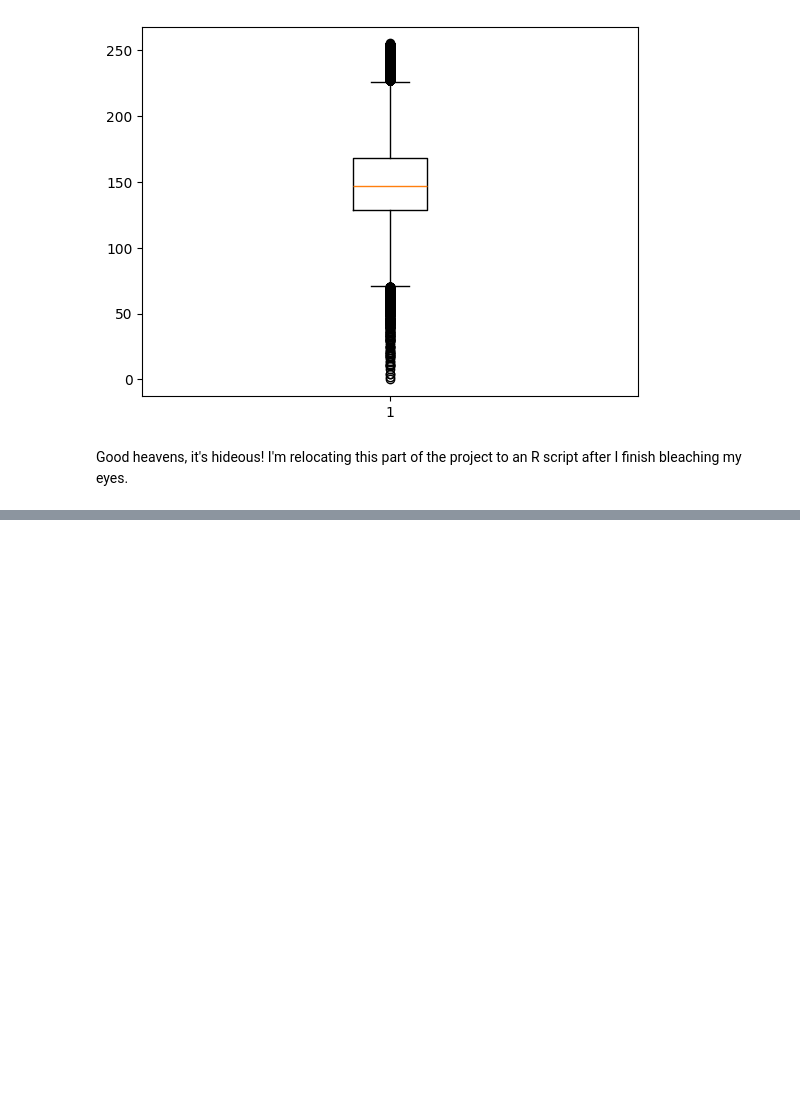
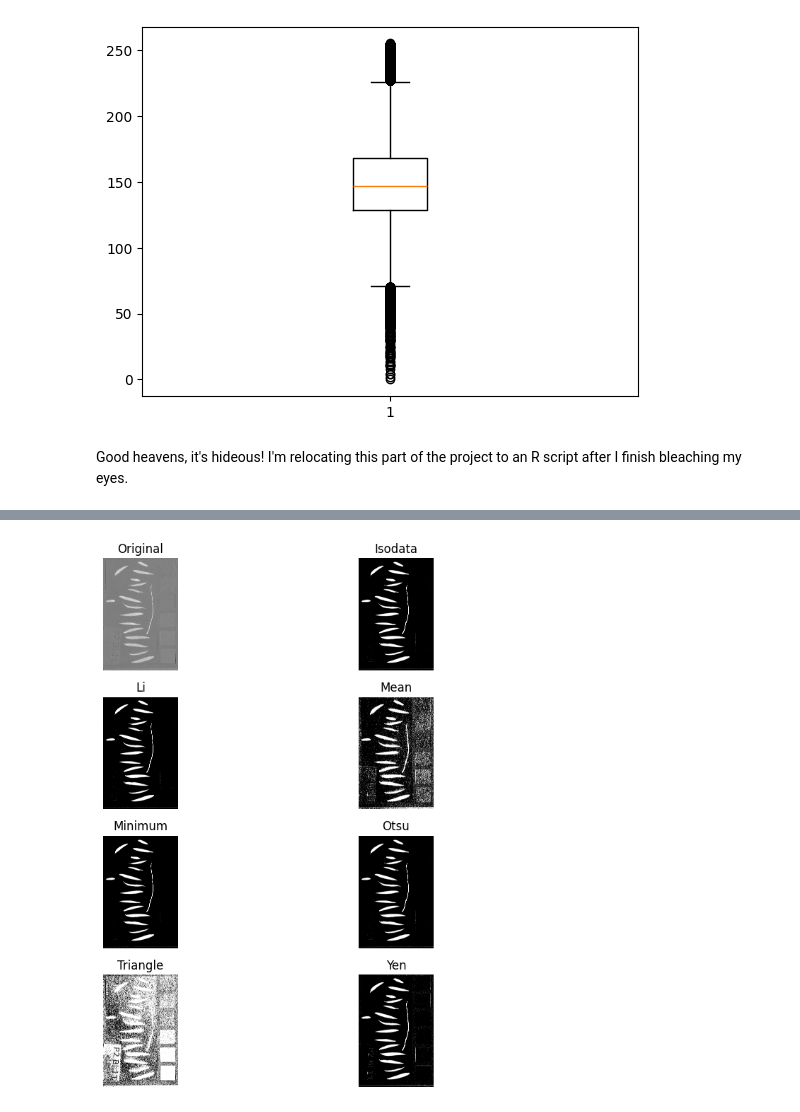
Before and after one commit to dustydells/mtech_reu_plants, a Jupyter notebook: apply_vegetative_index.ipynb, the cells around one changed output, grey strips where cells are left out. Cells and saved outputs as stored; diff of their text form; code cells hidden in the pictures; blank space fills up the shorter version.

```diff
--- a/apply_vegetative_index.ipynb
+++ b/apply_vegetative_index.ipynb
@@ -186,0 +238,9 @@ Good heavens, it's hideous! I'm relocating this part of the project to an R scri
+# %%
+# Segment the image based on the two segmented peaks so beautifully visible here
+# Convert the image into a float
+img_float = img_as_float(img_exg)
+
+# Show different thresholding methods
+fig, ax = try_all_threshold(img_float, figsize=(10,8), verbose=False)
+# %% [output]
+[figure, added]
```
Also changed, not shown: parts of 6 cells of this notebook.
